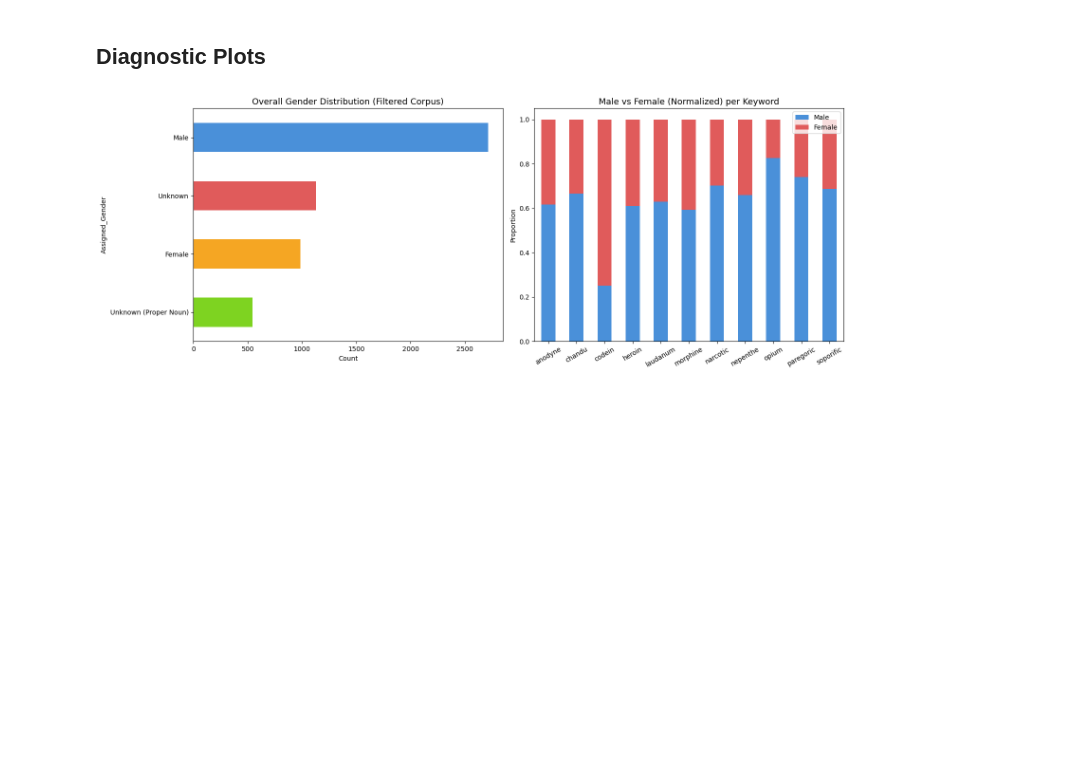
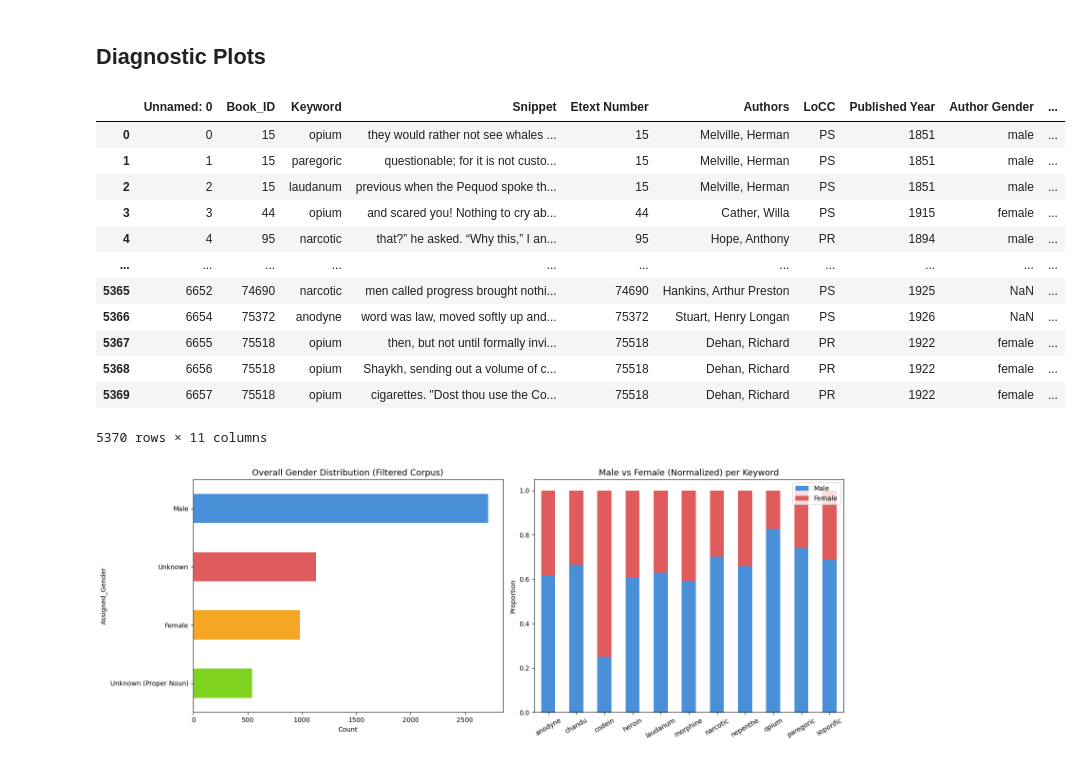
Before and after one commit to eglantine-vialaneix/opium-gutenberg, a Jupyter notebook: code/3_analysis/gender_extraction.ipynb, the cells around one changed output. Saved outputs shown, nothing was run; the diff lists cells and outputs as text; code cells hidden in the pictures; blank space fills up the shorter version.

```diff
--- a/code/3_analysis/gender_extraction.ipynb
+++ b/code/3_analysis/gender_extraction.ipynb
@@ -329,6 +311,24 @@ Saved to ../../data/snippets/total_snippets_with_gender.csv
 Saved to ../../data/snippets/total_snippets_with_gender.parquet
 # %% [markdown]
 ## Diagnostic Plots
+# %%
+output_csv = '../../data/snippets/total_snippets_with_gender.csv'
+df_all = pd.read_csv(output_csv)
+df_all
+# %% [output]
+|  | Unnamed: 0 | Book_ID | Keyword | Snippet | Etext Number | Authors | LoCC | Published Year | Author Gender | ... |
+| 0 | 0 | 15 | opium | they would rather not see whales ... | 15 | Melville, Herman | PS | 1851 | male | ... |
+| 1 | 1 | 15 | paregoric | questionable; for it is not custo... | 15 | Melville, Herman | PS | 1851 | male | ... |
+| 2 | 2 | 15 | laudanum | previous when the Pequod spoke th... | 15 | Melville, Herman | PS | 1851 | male | ... |
+| 3 | 3 | 44 | opium | and scared you! Nothing to cry ab... | 44 | Cather, Willa | PS | 1915 | female | ... |
+| 4 | 4 | 95 | narcotic | that?” he asked. “Why this,” I an... | 95 | Hope, Anthony | PR | 1894 | male | ... |
+| ... | ... | ... | ... | ... | ... | ... | ... | ... | ... | ... |
+| 5365 | 6652 | 74690 | narcotic | men called progress brought nothi... | 74690 | Hankins, Arthur Preston | PS | 1925 | NaN | ... |
+| 5366 | 6654 | 75372 | anodyne | word was law, moved softly up and... | 75372 | Stuart, Henry Longan | PS | 1926 | NaN | ... |
+| 5367 | 6655 | 75518 | opium | then, but not until formally invi... | 75518 | Dehan, Richard | PR | 1922 | female | ... |
+| 5368 | 6656 | 75518 | opium | Shaykh, sending out a volume of c... | 75518 | Dehan, Richard | PR | 1922 | female | ... |
+| 5369 | 6657 | 75518 | opium | cigarettes. "Dost thou use the Co... | 75518 | Dehan, Richard | PR | 1922 | female | ... |
+5370 rows × 11 columns
 # %%
 import matplotlib.pyplot as plt
 import matplotlib.ticker as mticker
```
Also changed, not shown: parts of 4 cells of this notebook, 15 other files.
